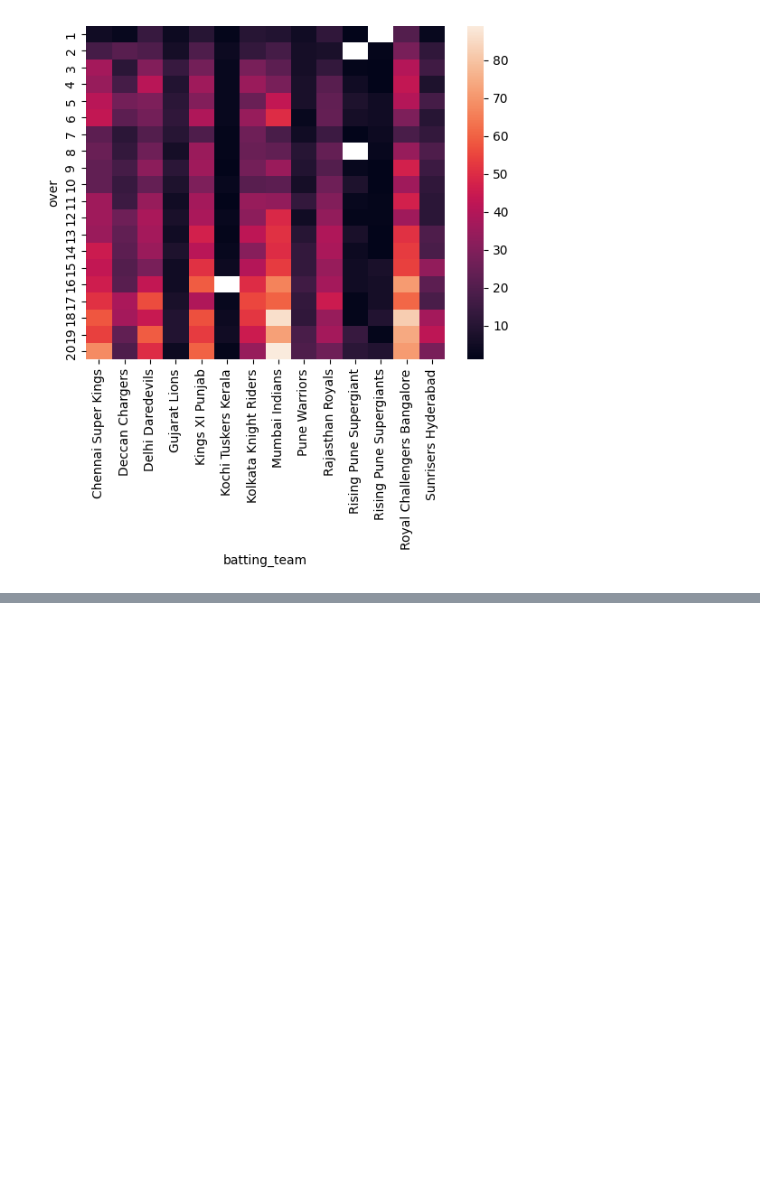
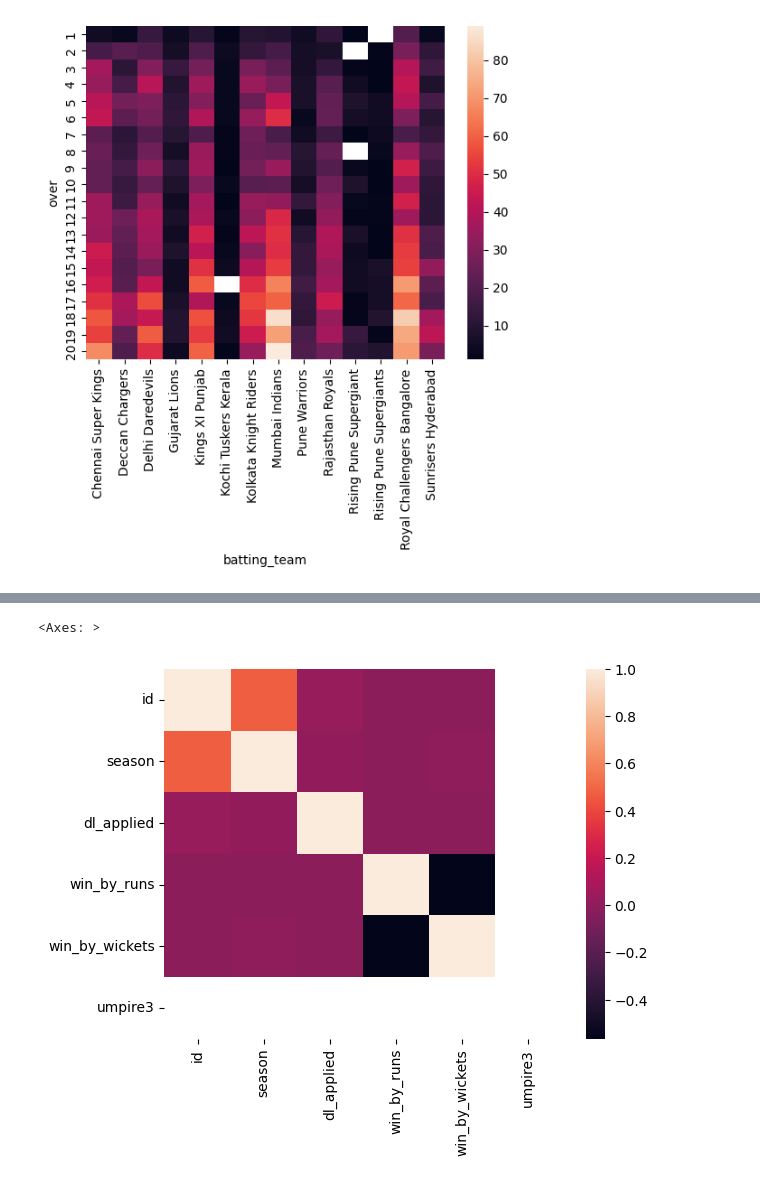
Before and after one commit to suyashsahu00/Hands-On_Machine_Learning_with_Scikit-Learn-Keras-and-TensorFlow, a Jupyter notebook: CampusX/Pandas/Pandas.ipynb, the cells around one changed output, grey strips where cells are left out. Saved outputs shown, nothing was run; the diff lists cells and outputs as text; code cells hidden in the pictures; blank space fills up the shorter version.

Commit message:
feat: The corr function

```diff
--- a/CampusX/Pandas/Pandas.ipynb
+++ b/CampusX/Pandas/Pandas.ipynb
@@ -884,0 +913,5 @@ sns.heatmap(pt)
+# %%
+sns.heatmap(match.corr(numeric_only=True))
+# %% [output]
+<Axes: >
+[figure, added]
```
Also changed, not shown: parts of 3 cells of this notebook.
